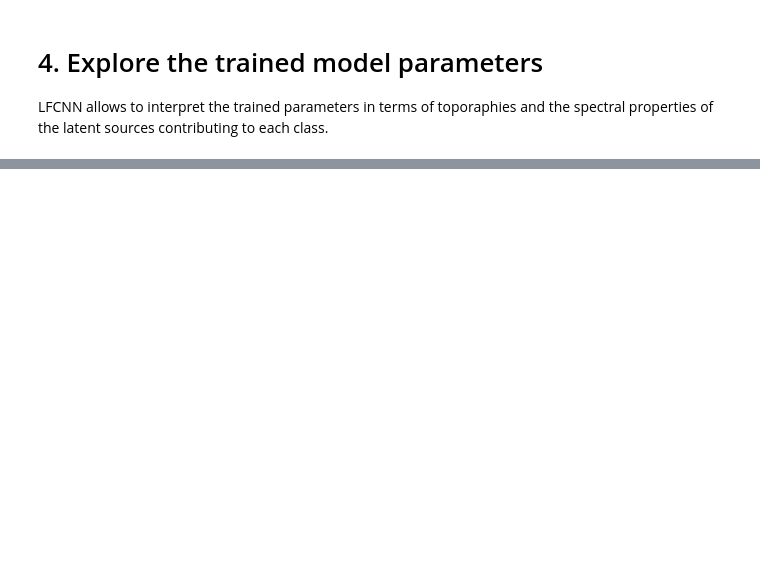
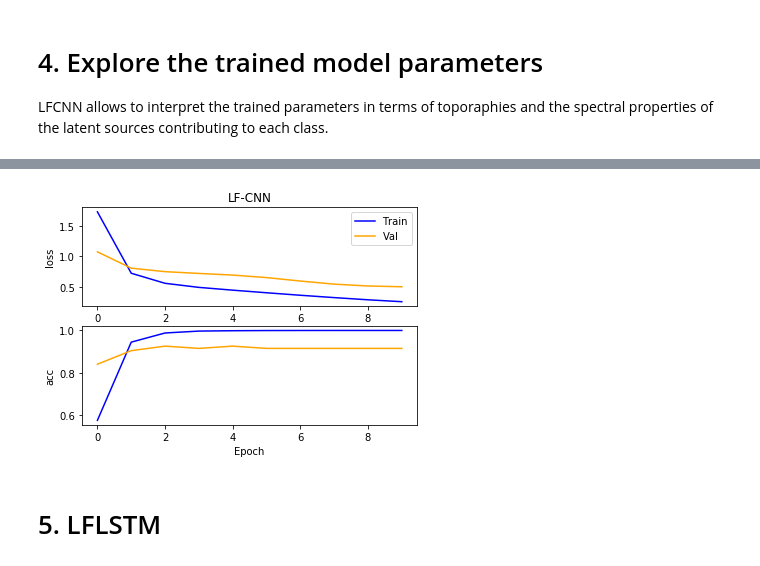
Before and after one commit to zubara/mneflow, a Jupyter notebook: examples/keras_mneflow_example.ipynb, the cells around one changed output, grey strips where cells are left out. Saved outputs shown, nothing was run; the diff lists cells and outputs as text; code cells hidden in the pictures; blank space fills up the shorter version.

```diff
--- a/examples/keras_mneflow_example.ipynb
+++ b/examples/keras_mneflow_example.ipynb
@@ -243,0 +197,4 @@ Maximum spearman r * weight: 0.04427839757827275
+# %%
+results = model.evaluate(dataset.test, steps=1, verbose=1)
+model.plot_history()
+# %% [output]
@@ -243,0 +202,3 @@ Maximum spearman r * weight: 0.04427839757827275
+[figure, added]
+# %% [markdown]
+# 5. LFLSTM
```
Also changed, not shown: parts of 20 cells of this notebook, 4 other files.
